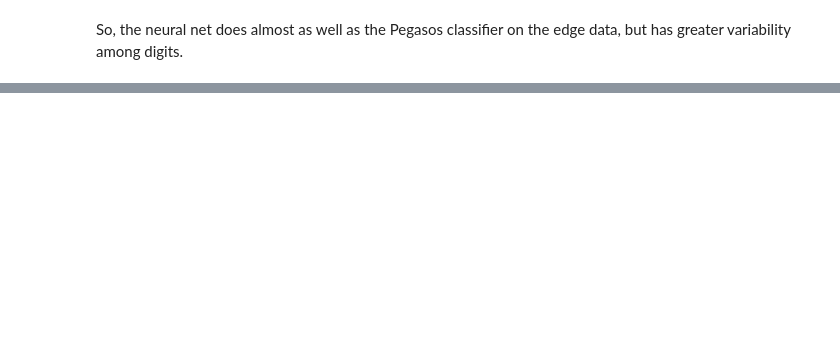
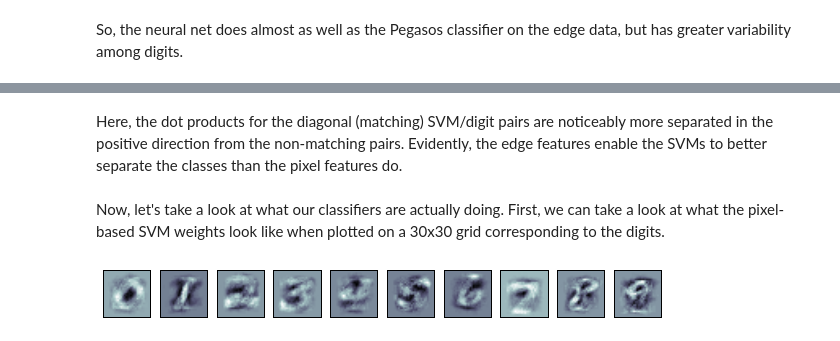
Before and after one commit to kolchinski/alex-thesis, a Jupyter notebook: FebWriteup.ipynb, the cells around one changed output, grey strips where cells are left out. Drawn from its saved outputs; the diff is of its cells as text; code cells hidden in the pictures; blank space fills up the shorter version.

```diff
--- a/FebWriteup.ipynb
+++ b/FebWriteup.ipynb
@@ -228,0 +247,8 @@ So, the neural net does almost as well as the Pegasos classifier on the edge dat
+# %% [markdown]
+Here, the dot products for the diagonal (matching) SVM/digit pairs are noticeably more separated in the positive direction from the non-matching pairs. Evidently, the edge features enable the SVMs to better separate the classes than the pixel features do.
+# %% [markdown]
+Now, let's take a look at what our classifiers are actually doing. First, we can take a look at what the pixel-based SVM weights look like when plotted on a 30x30 grid corresponding to the digits.
+# %%
+pixelPegasos.displayPixelWeights()
+# %% [output]
+[figure, added]
```
Also changed, not shown: parts of 25 cells of this notebook, 3 other files.
